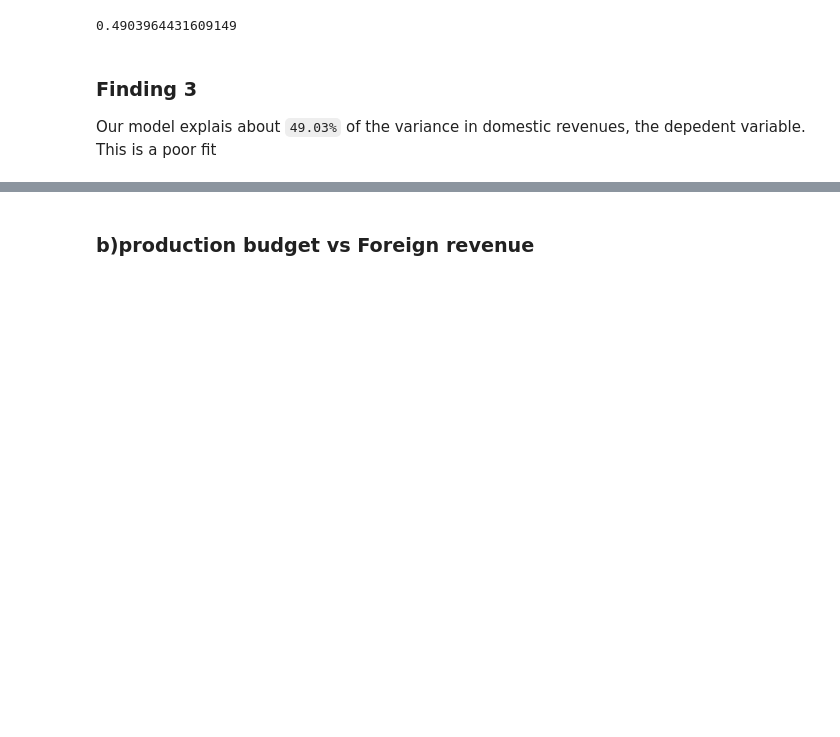
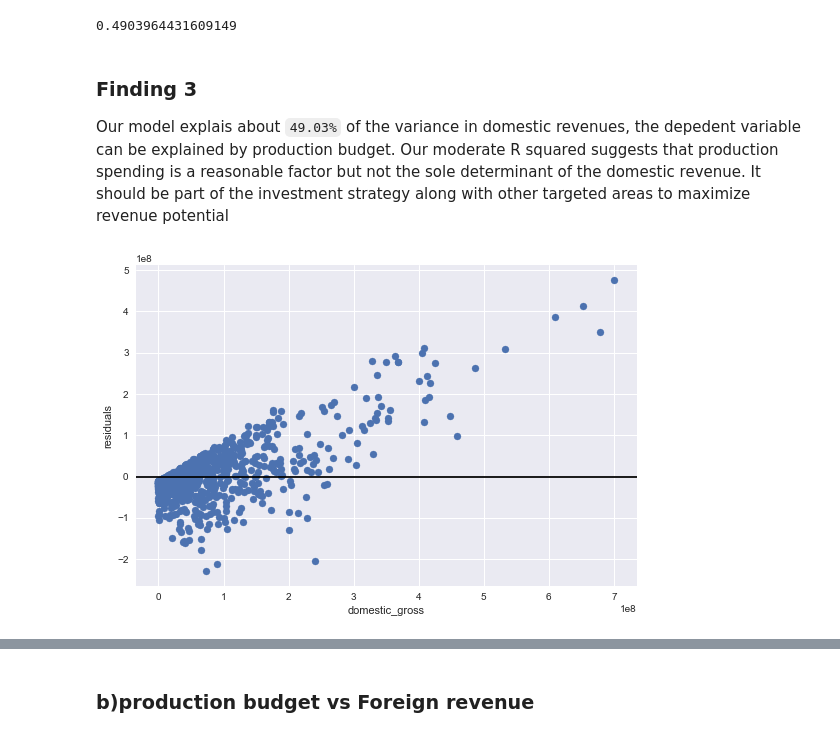
Before and after one commit to mikabenson/PHASE2_PROJECT-inferential-statistics-, a Jupyter notebook: notebooks/grace.ipynb, the cells around one changed output, grey strips where cells are left out. Cells and saved outputs as stored; diff of their text form; code cells hidden in the pictures; blank space fills up the shorter version.

Commit message:
model residual

```diff
--- a/notebooks/grace.ipynb
+++ b/notebooks/grace.ipynb
@@ -1000,4 +1000,14 @@ results.rsquared
 0.4903964431609149
 # %% [markdown]
 ### Finding 3
-Our model explais about `49.03%` of the variance in domestic revenues, the depedent variable. This is a poor fit
+Our model explais about `49.03%` of the variance in domestic revenues, the depedent variable can be explained by production budget. Our moderate R squared suggests that production spending is a reasonable factor but not the sole determinant of the domestic revenue.
+It should be part of the investment strategy along with other targeted areas to maximize revenue potential
+# %%
+
+fig, ax = plt.subplots()
+ax.scatter(movie_gross_combined['domestic_gross'],results.resid)
+ax.axhline(y=0, c='k')
+ax.set_xlabel("domestic_gross")
+ax.set_ylabel("residuals");
+# %% [output]
+[figure, added]
```
Also changed, not shown: parts of 11 cells of this notebook.
